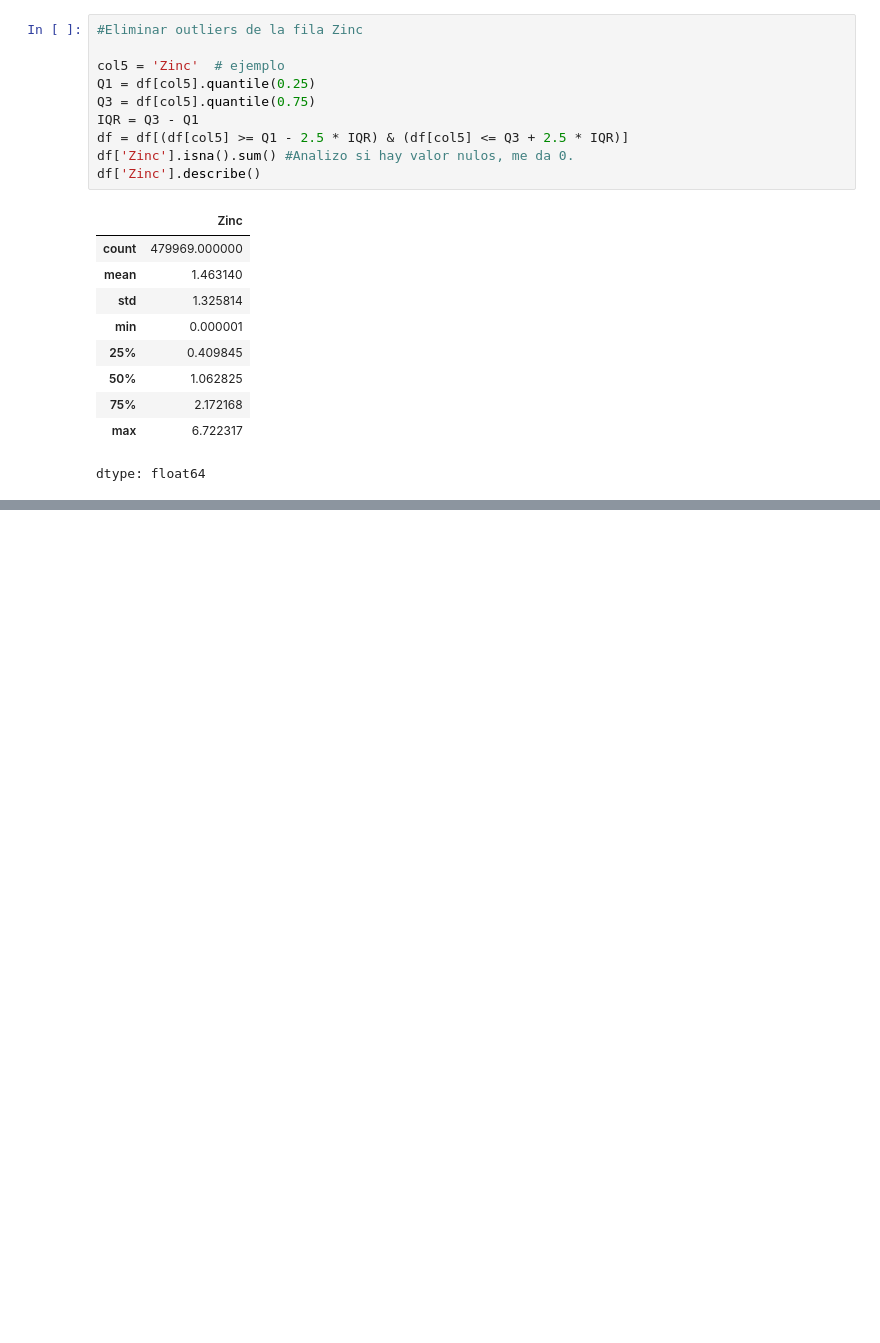
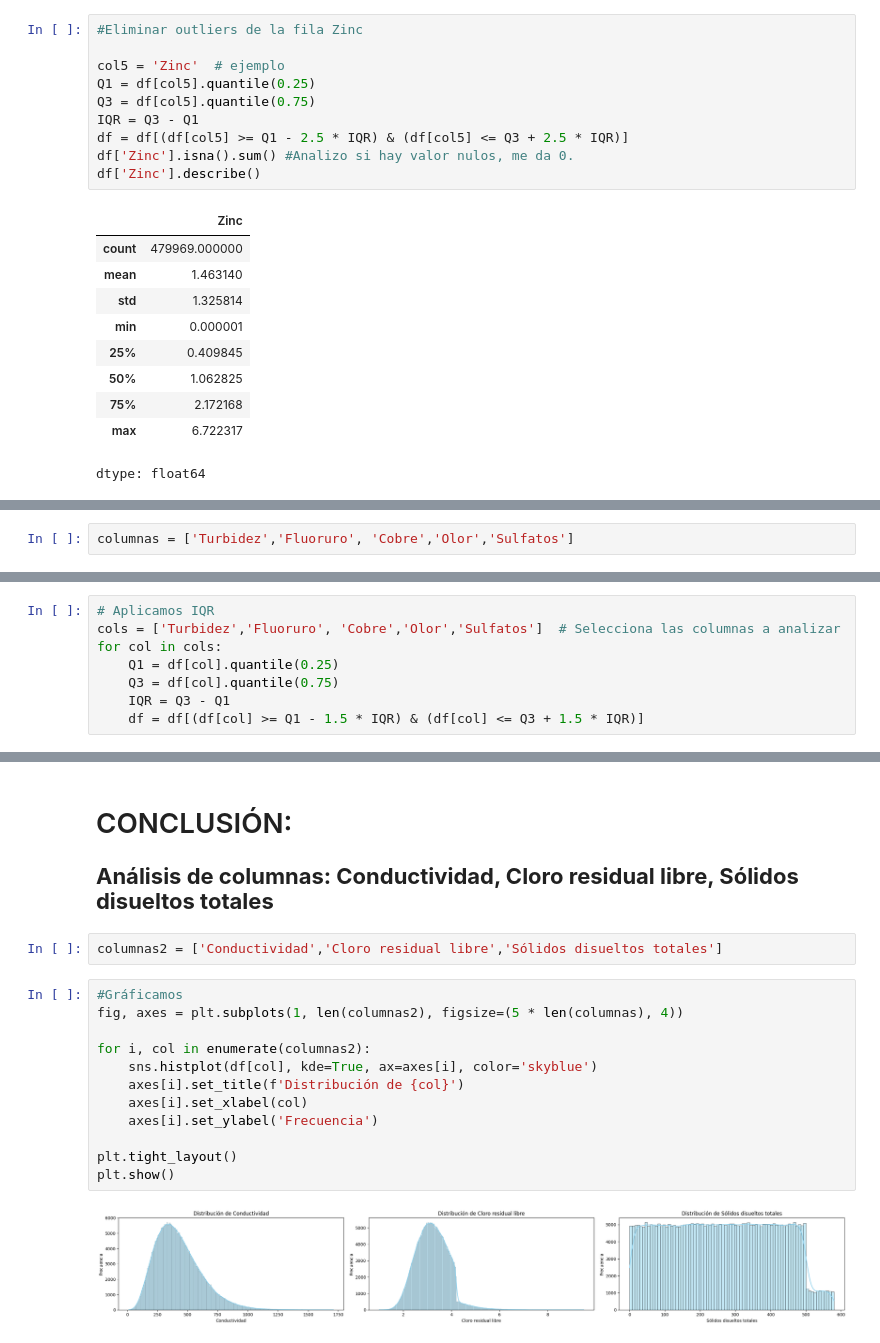
Before and after one commit to Guadalescano/water_quality, a Jupyter notebook: water_quality.ipynb, the cells around one changed output, grey strips where cells are left out. Drawn from its saved outputs; the diff is of its cells as text; blank space fills up the shorter version.

```diff
--- a/water_quality.ipynb
+++ b/water_quality.ipynb
@@ -497,0 +516,2 @@ El limite del código alimentario argentino para nitratos es de 5 mg/l, se consi
+# %%
+columnas = ['Turbidez','Fluoruro', 'Cobre','Olor','Sulfatos']
@@ -497,0 +532,8 @@ El limite del código alimentario argentino para nitratos es de 5 mg/l, se consi
+# %%
+# Aplicamos IQR
+cols = ['Turbidez','Fluoruro', 'Cobre','Olor','Sulfatos']  # Selecciona las columnas a analizar
+for col in cols:
+    Q1 = df[col].quantile(0.25)
+    Q3 = df[col].quantile(0.75)
+    IQR = Q3 - Q1
+    df = df[(df[col] >= Q1 - 1.5 * IQR) & (df[col] <= Q3 + 1.5 * IQR)]
@@ -497,0 +561,22 @@ El limite del código alimentario argentino para nitratos es de 5 mg/l, se consi
+# %% [markdown]
+<h1>CONCLUSIÓN:</h1>
+# %% [markdown]
+
+
+<b style="font-size:22px">Análisis de columnas: Conductividad, Cloro residual libre, Sólidos disueltos totales</b>
+# %%
+columnas2 = ['Conductividad','Cloro residual libre','Sólidos disueltos totales']
+# %%
+#Gráficamos
+fig, axes = plt.subplots(1, len(columnas2), figsize=(5 * len(columnas), 4))
+
+for i, col in enumerate(columnas2):
+    sns.histplot(df[col], kde=True, ax=axes[i], color='skyblue')
+    axes[i].set_title(f'Distribución de {col}')
+    axes[i].set_xlabel(col)
+    axes[i].set_ylabel('Frecuencia')
+
+plt.tight_layout()
+plt.show()
+# %% [output]
+[figure, added]
```
Also changed, not shown: parts of 75 cells of this notebook.
